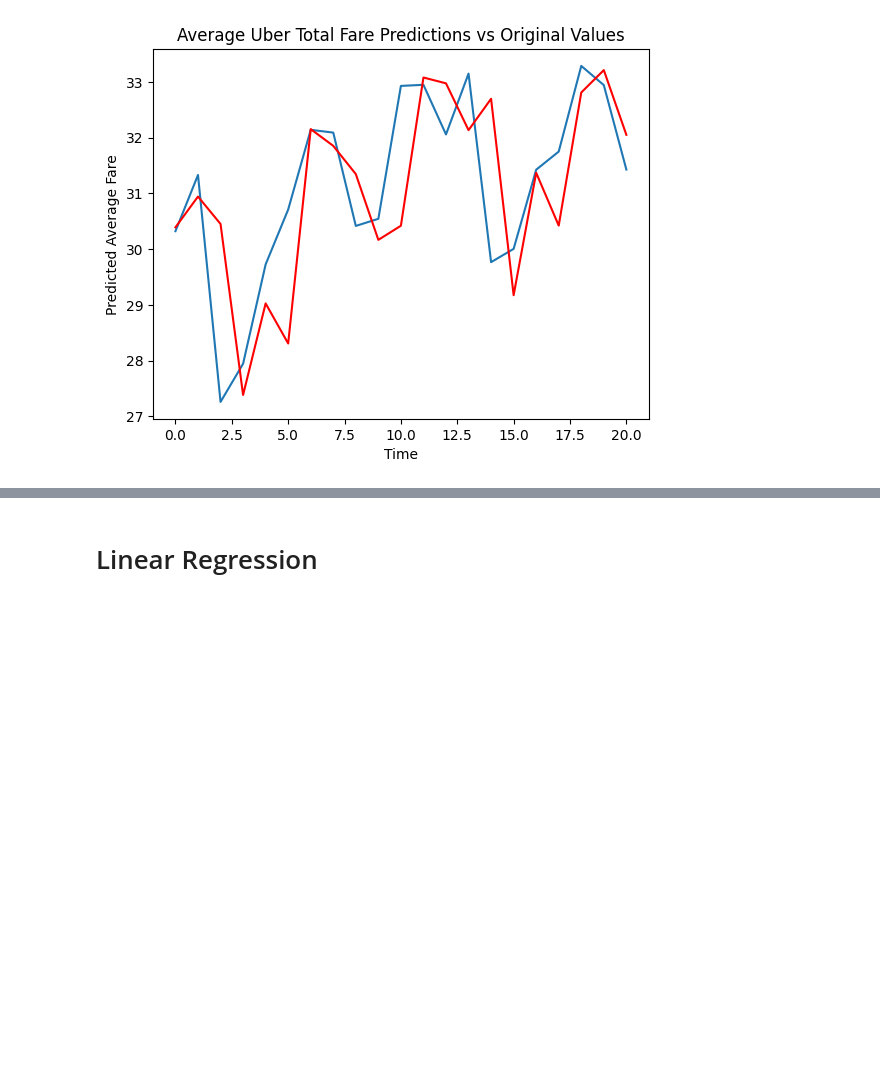
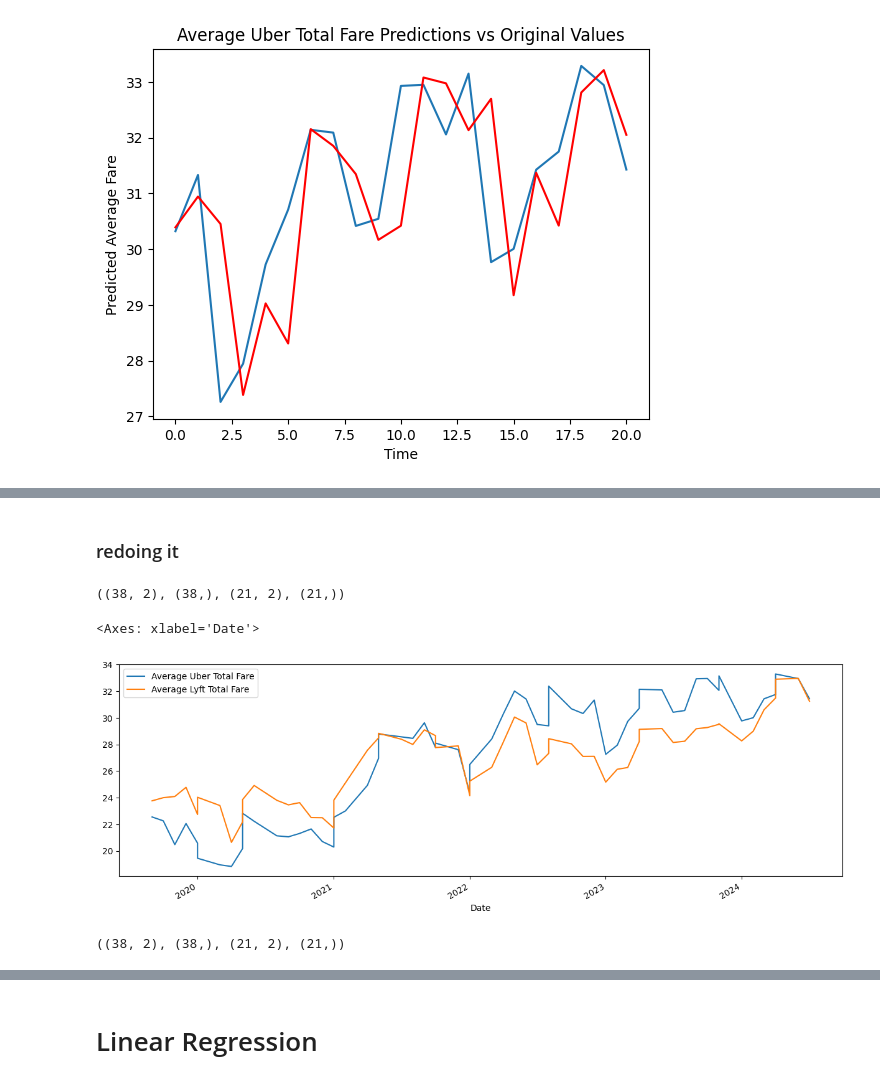
Before and after one commit to gckang/ds-nyc-ride-services-proj, a Jupyter notebook: scripts/data_analysis.ipynb, the cells around one changed output, grey strips where cells are left out. Cells and saved outputs as stored; diff of their text form; code cells hidden in the pictures; blank space fills up the shorter version.

```diff
--- a/scripts/data_analysis.ipynb
+++ b/scripts/data_analysis.ipynb
@@ -392,0 +433,2 @@ print('Test RMSE: %.3f' % rmse)
+# %% [markdown]
+### redoing it
@@ -392,0 +437,20 @@ print('Test RMSE: %.3f' % rmse)
+# %%
+data = df.drop(['Month', 'Year', 'Average Uber Base Fare','Average Lyft Base Fare'],axis=1)
+# %%
+train, test = data.iloc[:size], data.iloc[size:]
+x_train, x_test = np.array(range(train.shape[0])), np.array(range(train.shape[0], data.shape[0]))
+train.shape, x_train.shape, test.shape, x_test.shape
+# %% [output]
+((38, 2), (38,), (21, 2), (21,))
+# %%
+data.plot(figsize=(15,5))
+# %% [output]
+<Axes: xlabel='Date'>
+[figure, added]
+# %%
+TEST_SIZE = size
+train, test = data.iloc[:TEST_SIZE], data.iloc[TEST_SIZE:]
+x_train, x_test = np.array(range(train.shape[0])), np.array(range(train.shape[0], data.shape[0]))
+train.shape, x_train.shape, test.shape, x_test.shape
+# %% [output]
+((38, 2), (38,), (21, 2), (21,))
```
Also changed, not shown: parts of 11 cells of this notebook.
